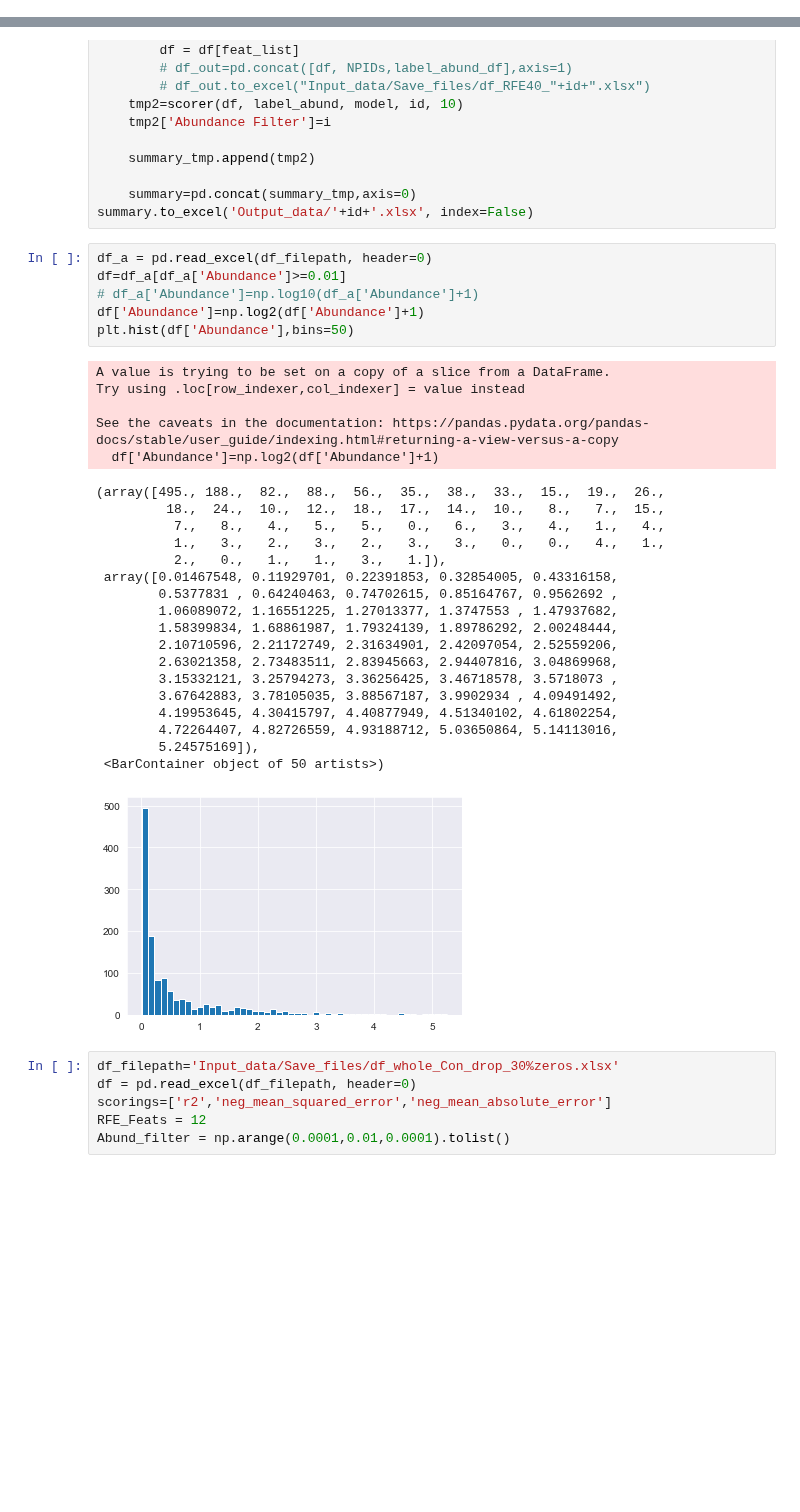
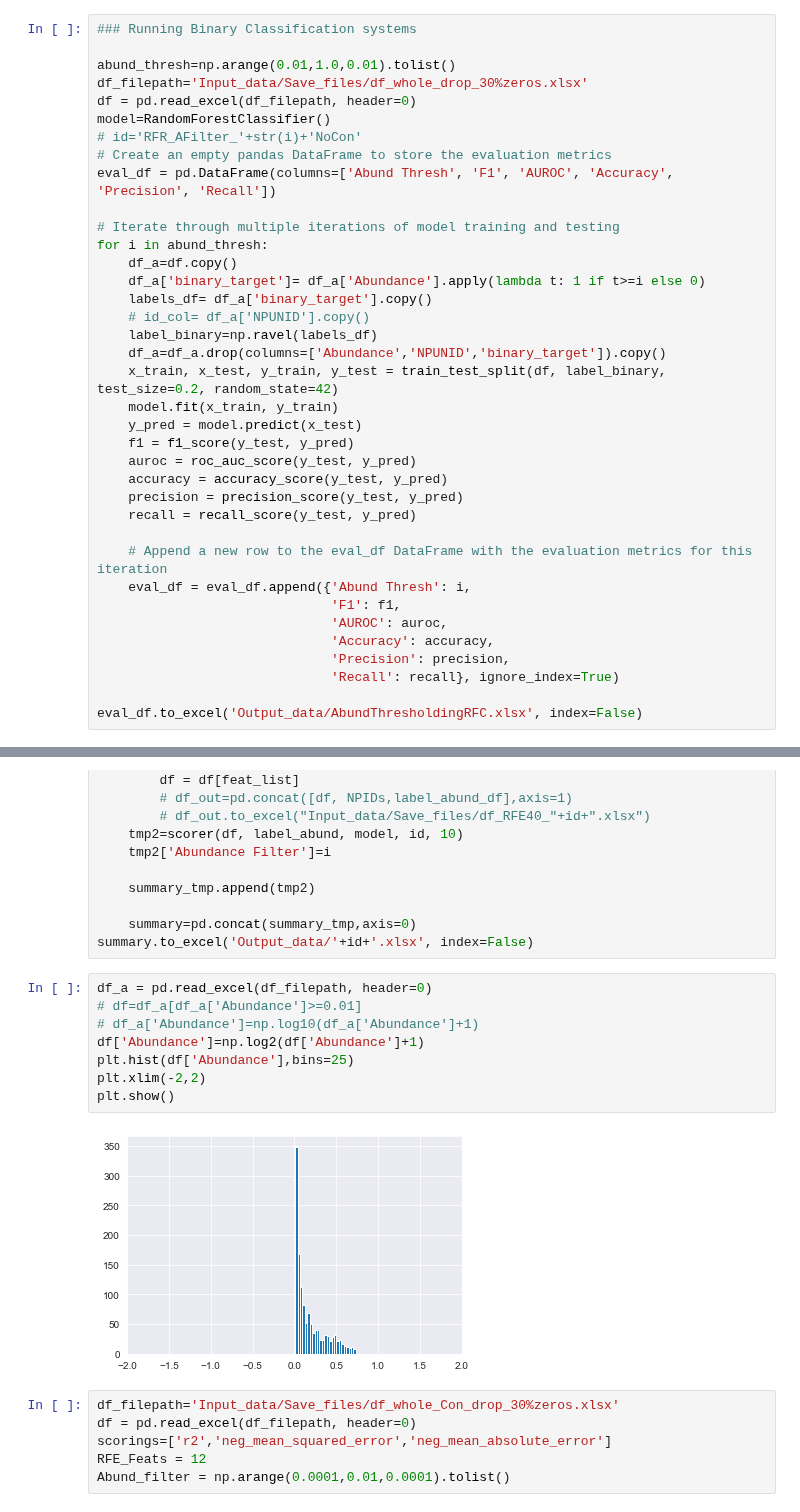
Before and after one commit to karst-poulsen/PC_ML_using_NSP, a Jupyter notebook: ML_5_pubpipe_Samples.ipynb, the cells around one changed output, grey strips where cells are left out. Cells and saved outputs as stored; diff of their text form; blank space fills up the shorter version.

Commit message:
whole file.... maybe drop corona concentration....

```diff
--- a/ML_5_pubpipe_Samples.ipynb
+++ b/ML_5_pubpipe_Samples.ipynb
@@ -241,0 +178,37 @@ print('done')
+# %%
+### Running Binary Classification systems
+
+abund_thresh=np.arange(0.01,1.0,0.01).tolist()
+df_filepath='Input_data/Save_files/df_whole_drop_30%zeros.xlsx'
+df = pd.read_excel(df_filepath, header=0)
+model=RandomForestClassifier()
+# id='RFR_AFilter_'+str(i)+'NoCon'
+# Create an empty pandas DataFrame to store the evaluation metrics
+eval_df = pd.DataFrame(columns=['Abund Thresh', 'F1', 'AUROC', 'Accuracy', 'Precision', 'Recall'])
+
+# Iterate through multiple iterations of model training and testing
+for i in abund_thresh:
+    df_a=df.copy()
+    df_a['binary_target']= df_a['Abundance'].apply(lambda t: 1 if t>=i else 0)
+    labels_df= df_a['binary_target'].copy()
+    # id_col= df_a['NPUNID'].copy()
+    label_binary=np.ravel(labels_df)
+    df_a=df_a.drop(columns=['Abundance','NPUNID','binary_target']).copy()
+    x_train, x_test, y_train, y_test = train_test_split(df, label_binary, test_size=0.2, random_state=42)
+    model.fit(x_train, y_train)
+    y_pred = model.predict(x_test)
+    f1 = f1_score(y_test, y_pred)
+    auroc = roc_auc_score(y_test, y_pred)
+    accuracy = accuracy_score(y_test, y_pred)
+    precision = precision_score(y_test, y_pred)
+    recall = recall_score(y_test, y_pred)
+
+    # Append a new row to the eval_df DataFrame with the evaluation metrics for this iteration
+    eval_df = eval_df.append({'Abund Thresh': i,
+                              'F1': f1,
+                              'AUROC': auroc,
+                              'Accuracy': accuracy,
+                              'Precision': precision,
+                              'Recall': recall}, ignore_index=True)
+
+eval_df.to_excel('Output_data/AbundThresholdingRFC.xlsx', index=False)
@@ -286,34 +262,14 @@ for i in Abund_filter:
 summary.to_excel('Output_data/'+id+'.xlsx', index=False)
 # %%
 df_a = pd.read_excel(df_filepath, header=0)
-df=df_a[df_a['Abundance']>=0.01]
+# df=df_a[df_a['Abundance']>=0.01]
 # df_a['Abundance']=np.log10(df_a['Abundance']+1)
 df['Abundance']=np.log2(df['Abundance']+1)
-plt.hist(df['Abundance'],bins=50)
+plt.hist(df['Abundance'],bins=25)
+plt.xlim(-2,2)
+plt.show()
 # %% [output]
-A value is trying to be set on a copy of a slice from a DataFrame.
-Try using .loc[row_indexer,col_indexer] = value instead
-
-See the caveats in the documentation: https://pandas.pydata.org/pandas-docs/stable/user_guide/indexing.html#returning-a-view-versus-a-copy
-  df['Abundance']=np.log2(df['Abundance']+1)
-(array([495., 188.,  82.,  88.,  56.,  35.,  38.,  33.,  15.,  19.,  26.,
-         18.,  24.,  10.,  12.,  18.,  17.,  14.,  10.,   8.,   7.,  15.,
-          7.,   8.,   4.,   5.,   5.,   0.,   6.,   3.,   4.,   1.,   4.,
-          1.,   3.,   2.,   3.,   2.,   3.,   3.,   0.,   0.,   4.,   1.,
-          2.,   0.,   1.,   1.,   3.,   1.]),
- array([0.01467548, 0.11929701, 0.22391853, 0.32854005, 0.43316158,
-        0.5377831 , 0.64240463, 0.74702615, 0.85164767, 0.9562692 ,
-        1.06089072, 1.16551225, 1.27013377, 1.3747553 , 1.47937682,
-        1.58399834, 1.68861987, 1.79324139, 1.89786292, 2.00248444,
-        2.10710596, 2.21172749, 2.31634901, 2.42097054, 2.52559206,
-        2.63021358, 2.73483511, 2.83945663, 2.94407816, 3.04869968,
-        3.15332121, 3.25794273, 3.36256425, 3.46718578, 3.5718073 ,
-        3.67642883, 3.78105035, 3.88567187, 3.9902934 , 4.09491492,
-        4.19953645, 4.30415797, 4.40877949, 4.51340102, 4.61802254,
-        4.72264407, 4.82726559, 4.93188712, 5.03650864, 5.14113016,
-        5.24575169]),
- <BarContainer object of 50 artists>)
-[figure, old version]
+[figure, new version]
 # %%
 df_filepath='Input_data/Save_files/df_whole_Con_drop_30%zeros.xlsx'
 df = pd.read_excel(df_filepath, header=0)
```
Also changed, not shown: parts of 3 cells of this notebook.
